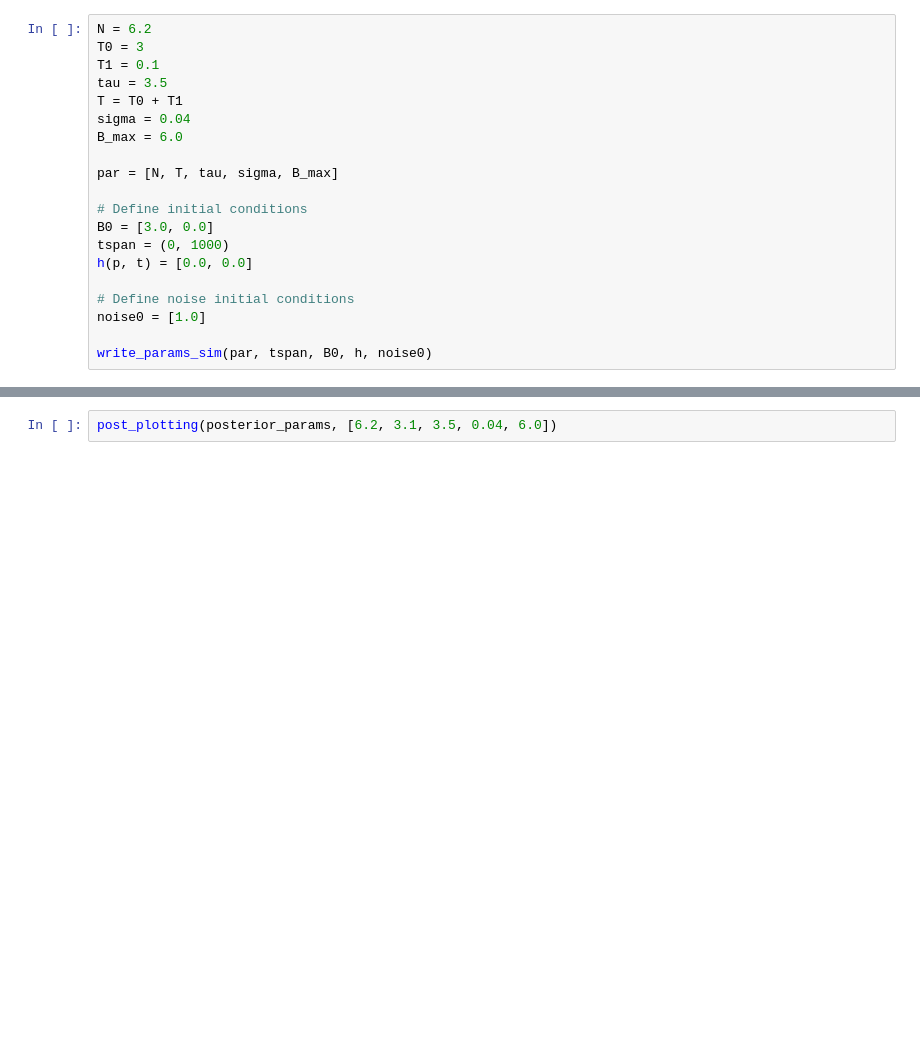
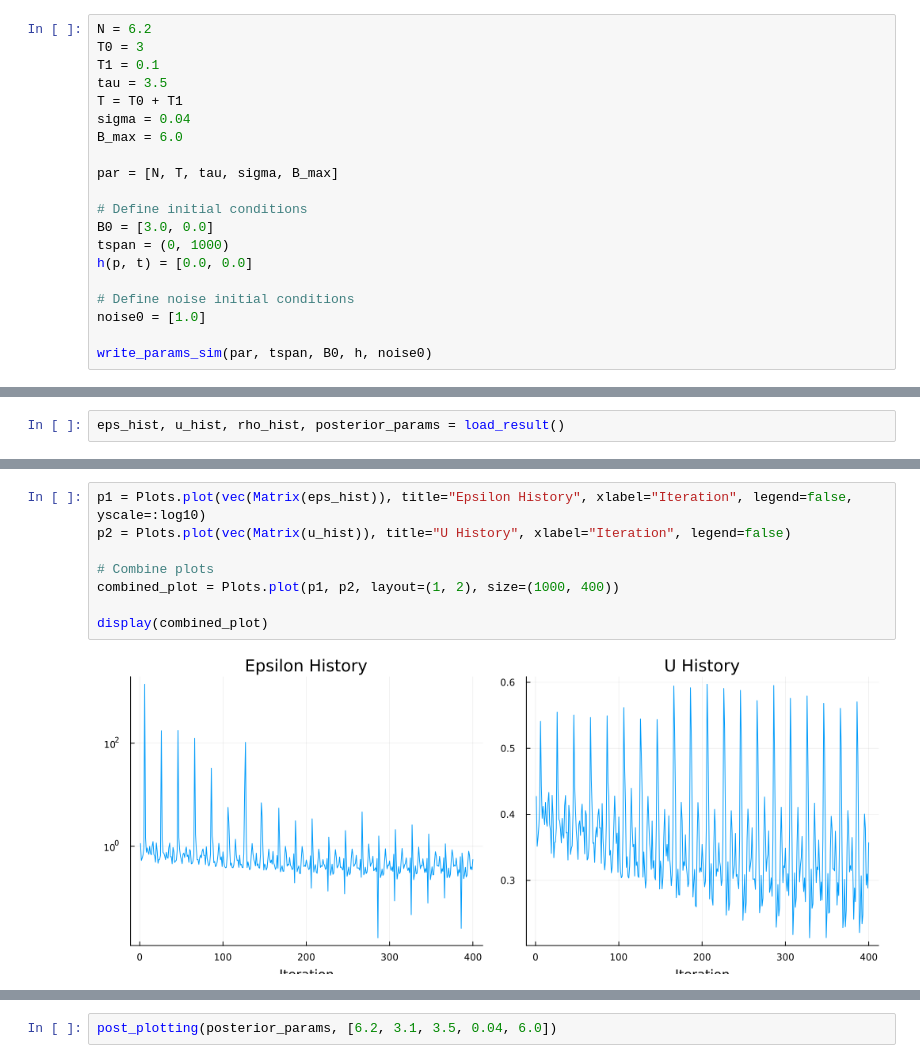
Before and after one commit to Kallo27/LCP_B, a Jupyter notebook: Project/simulations.ipynb, the cells around one changed output, grey strips where cells are left out. Cells and saved outputs as stored; diff of their text form; blank space fills up the shorter version.

```diff
--- a/Project/simulations.ipynb
+++ b/Project/simulations.ipynb
@@ -302,0 +330,2 @@ end
+# %%
+eps_hist, u_hist, rho_hist, posterior_params = load_result()
@@ -302,0 +354,10 @@ end
+# %%
+p1 = Plots.plot(vec(Matrix(eps_hist)), title="Epsilon History", xlabel="Iteration", legend=false, yscale=:log10)
+p2 = Plots.plot(vec(Matrix(u_hist)), title="U History", xlabel="Iteration", legend=false)
+
+# Combine plots
+combined_plot = Plots.plot(p1, p2, layout=(1, 2), size=(1000, 400))
+
+display(combined_plot)
+# %% [output]
+[figure, added]
```
Also changed, not shown: parts of 30 cells of this notebook, 7 other files.
